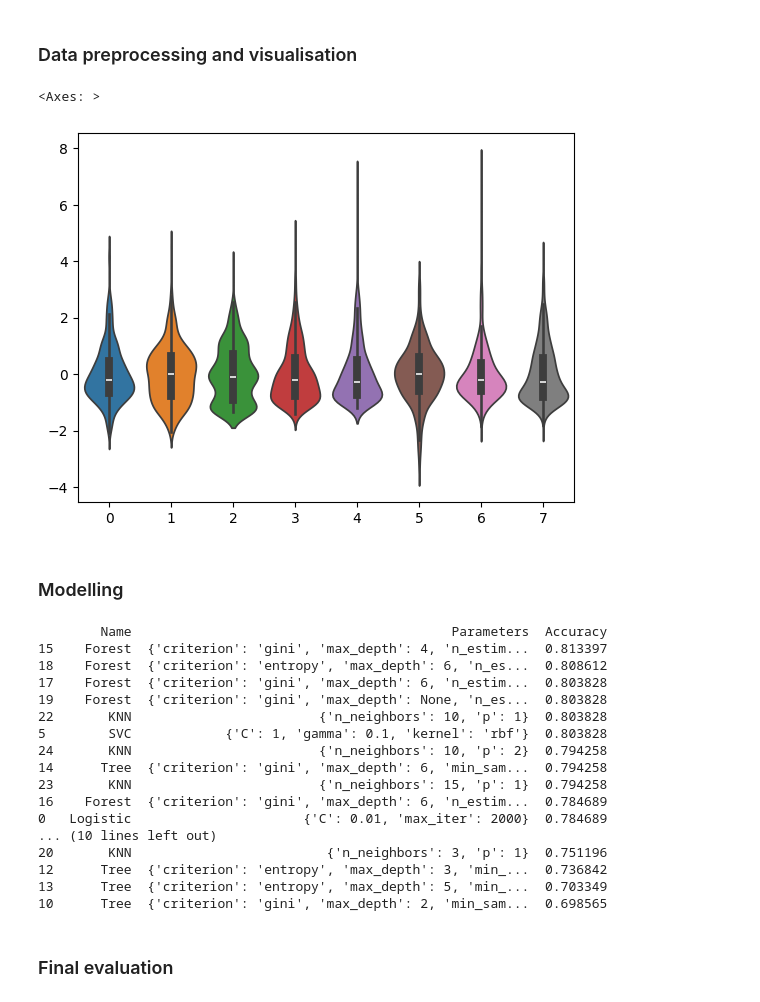
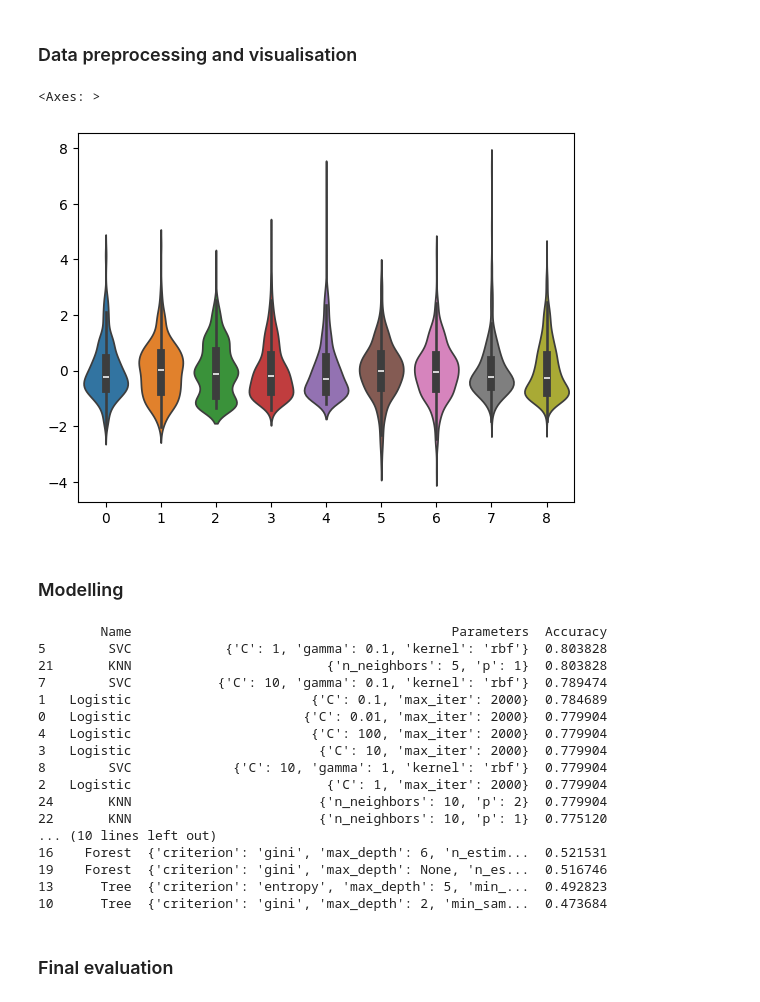
Before and after one commit to JohannesStandal/DAT200, a Jupyter notebook: CA3/CA3_template.ipynb, the cells around one changed output. Saved outputs shown, nothing was run; the diff lists cells and outputs as text; code cells hidden in the pictures.

```diff
--- a/CA3/CA3_template.ipynb
+++ b/CA3/CA3_template.ipynb
@@ -32,28 +32,28 @@ df_train = df_train.dropna(axis=0)
 # %% [markdown]
 ### Data preprocessing and visualisation
 # %%
-x_train = df_train.drop(['quality', 'Id', 'pH', 'chlorides', 'residual sugar'], axis=1)
+x_train = df_train.drop(['quality', 'Id', 'chlorides', 'residual sugar'], axis=1)
 y_train = df_train['quality']
 
 X_train, X_test, Y_train, Y_test = sk.model_selection.train_test_split(
     x_train, y_train,
     test_size=0.25,
     random_state=42
 )
 
 scaler = sk.preprocessing.StandardScaler()
 
 X_train_scaled = scaler.fit_transform(X_train)
 X_test_scaled = scaler.transform(X_test)
 
 sns.violinplot(X_train_scaled)
 # %% [output]
 <Axes: >
-[figure, old version]
+[figure, new version]
 # %% [markdown]
 ### Modelling
 # %%
-seed = 42
+seed = 35
 
 models = [
     # Logistic Regression
@@ -102,17 +102,19 @@ for modelName, params in models:
     # Set up model
     if modelName == "Logistic":
         model = sk.linear_model.LogisticRegression(**params, random_state=seed)
+        model.fit(X_train_scaled, Y_train)
     elif modelName == "SVC":
         model = sk.svm.SVC(**params, random_state=seed)
+        model.fit(X_train_scaled, Y_train)
     elif modelName == "Tree":
         model = sk.tree.DecisionTreeClassifier(**params, random_state=seed)
+        model.fit(X_train, Y_train)
     elif modelName == "Forest":
         model = sk.ensemble.RandomForestClassifier(**params, random_state=seed)
+        model.fit(X_train, Y_train)
     elif modelName == "KNN":
         model = sk.neighbors.KNeighborsClassifier(**params)
-
-    # Train model
-    model.fit(X_train_scaled, Y_train)
+        model.fit(X_train_scaled, Y_train)
 
     # Test model accuracy on test data
     y_pred = model.predict(X_test_scaled)
@@ -128,22 +130,22 @@ results = results.sort_values(by="Accuracy", ascending=False)
 print(results)
 # %% [output]
         Name                                         Parameters  Accuracy
-15    Forest  {'criterion': 'gini', 'max_depth': 4, 'n_estim...  0.813397
-18    Forest  {'criterion': 'entropy', 'max_depth': 6, 'n_es...  0.808612
-17    Forest  {'criterion': 'gini', 'max_depth': 6, 'n_estim...  0.803828
-19    Forest  {'criterion': 'gini', 'max_depth': None, 'n_es...  0.803828
-22       KNN                        {'n_neighbors': 10, 'p': 1}  0.803828
 5        SVC            {'C': 1, 'gamma': 0.1, 'kernel': 'rbf'}  0.803828
-24       KNN                        {'n_neighbors': 10, 'p': 2}  0.794258
-14      Tree  {'criterion': 'gini', 'max_depth': 6, 'min_sam...  0.794258
-23       KNN                        {'n_neighbors': 15, 'p': 1}  0.794258
-16    Forest  {'criterion': 'gini', 'max_depth': 6, 'n_estim...  0.784689
-0   Logistic                      {'C': 0.01, 'max_iter': 2000}  0.784689
+21       KNN                         {'n_neighbors': 5, 'p': 1}  0.803828
+7        SVC           {'C': 10, 'gamma': 0.1, 'kernel': 'rbf'}  0.789474
+1   Logistic                       {'C': 0.1, 'max_iter': 2000}  0.784689
+0   Logistic                      {'C': 0.01, 'max_iter': 2000}  0.779904
+4   Logistic                       {'C': 100, 'max_iter': 2000}  0.779904
+3   Logistic                        {'C': 10, 'max_iter': 2000}  0.779904
+8        SVC             {'C': 10, 'gamma': 1, 'kernel': 'rbf'}  0.779904
+2   Logistic                         {'C': 1, 'max_iter': 2000}  0.779904
+24       KNN                        {'n_neighbors': 10, 'p': 2}  0.779904
+22       KNN                        {'n_neighbors': 10, 'p': 1}  0.775120
 ... (10 lines left out)
-20       KNN                         {'n_neighbors': 3, 'p': 1}  0.751196
-12      Tree  {'criterion': 'entropy', 'max_depth': 3, 'min_...  0.736842
-13      Tree  {'criterion': 'entropy', 'max_depth': 5, 'min_...  0.703349
-10      Tree  {'criterion': 'gini', 'max_depth': 2, 'min_sam...  0.698565
+16    Forest  {'criterion': 'gini', 'max_depth': 6, 'n_estim...  0.521531
+19    Forest  {'criterion': 'gini', 'max_depth': None, 'n_es...  0.516746
+13      Tree  {'criterion': 'entropy', 'max_depth': 5, 'min_...  0.492823
+10      Tree  {'criterion': 'gini', 'max_depth': 2, 'min_sam...  0.473684
 # %% [markdown]
 ### Final evaluation
 # %%
```
Also changed, not shown: parts of 3 cells of this notebook, 1 other file.
